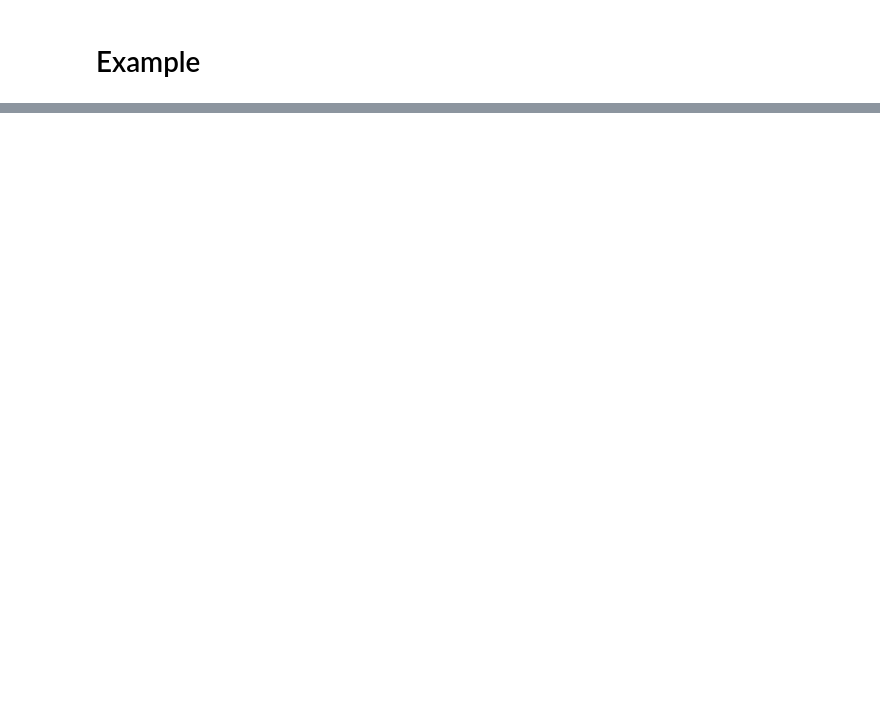
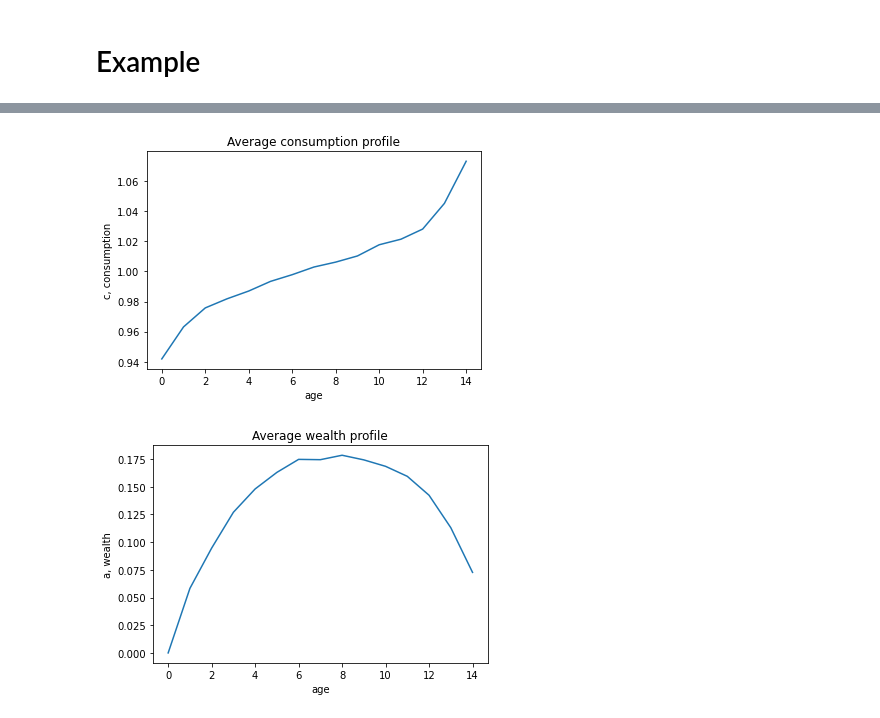
Before and after one commit to sseitz4/NumericalSetup, a Jupyter notebook: Example.ipynb, the cells around one changed output, grey strips where cells are left out. Saved outputs shown, nothing was run; the diff lists cells and outputs as text; code cells hidden in the pictures; blank space fills up the shorter version.

```diff
--- a/Example.ipynb
+++ b/Example.ipynb
@@ -17,0 +38,12 @@ model.link_to_cpp(force_compile=True)
+# %%
+# simulate model and plot consumption and wealth age profiles
+%time model.simulate()
+
+fig,ax = plt.subplots()
+ax.plot(np.mean(sim.c,axis=0))
+ax.set(xlabel='age',ylabel='c, consumption',title='Average consumption profile');
+
+fig,ax = plt.subplots()
+ax.plot(np.mean(sim.a,axis=0))
+ax.set(xlabel='age',ylabel='a, wealth',title='Average wealth profile');
+# %% [output]
@@ -17,0 +51,2 @@ model.link_to_cpp(force_compile=True)
+[figure, added]
+[figure, added]
```
Also changed, not shown: parts of 5 cells of this notebook, 13 other files.
